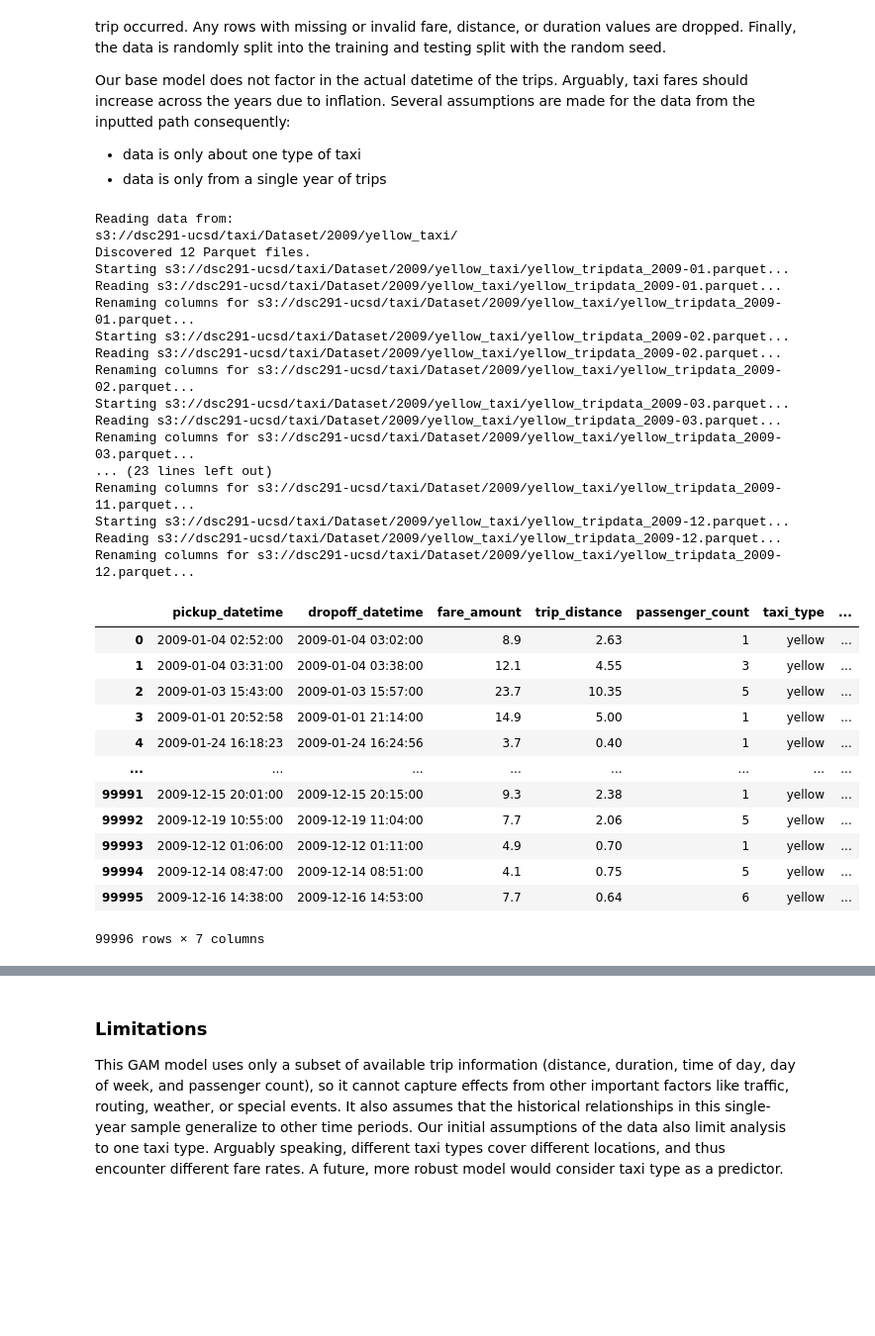
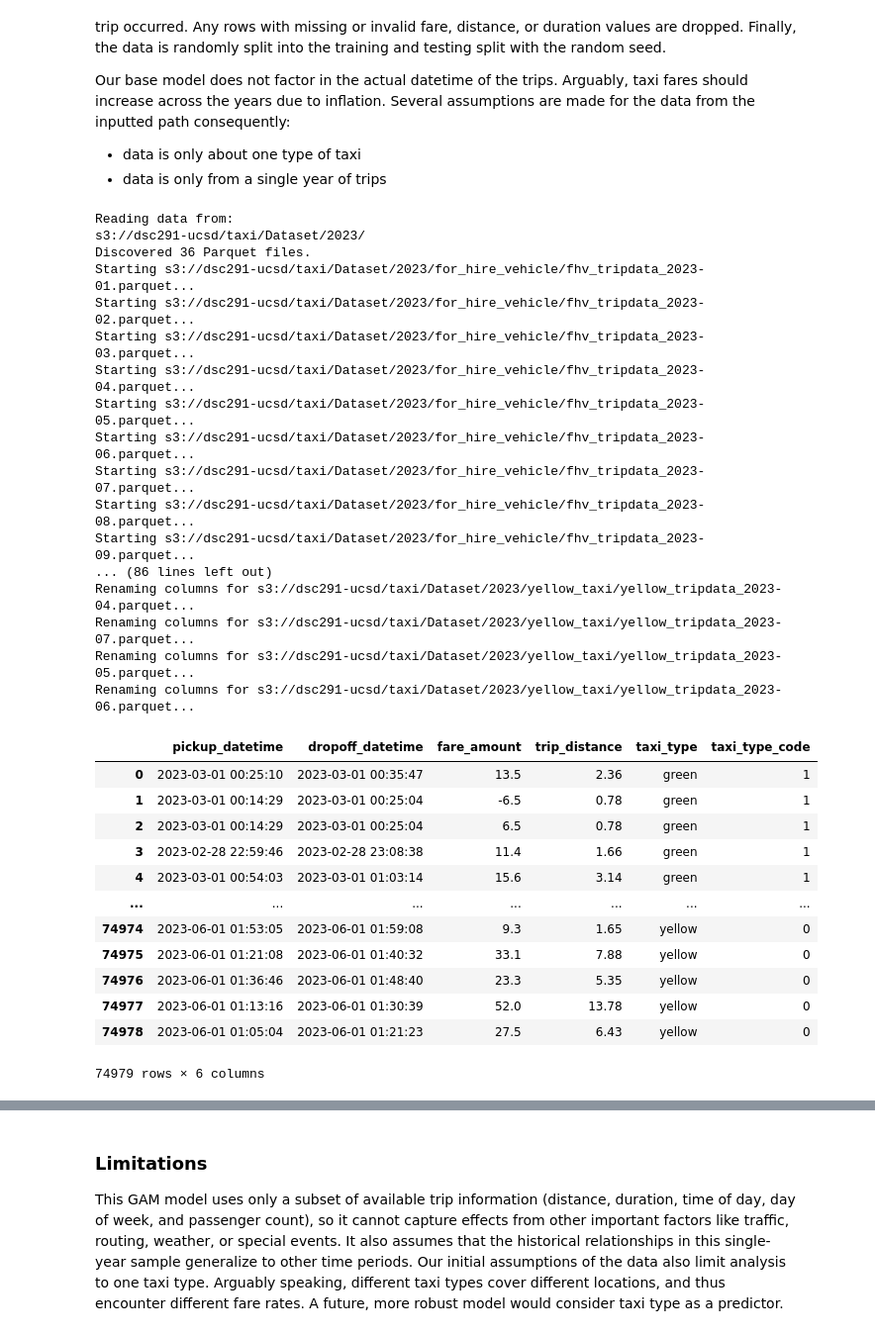
Before and after one commit to TangyKiwi/DSC-291-AWS, a Jupyter notebook: gam/MAIN.ipynb, the cells around one changed output, grey strips where cells are left out. Shown at 99% size. Drawn from its saved outputs; the diff is of its cells as text; code cells hidden in the pictures; blank space fills up the shorter version.

```diff
--- a/gam/MAIN.ipynb
+++ b/gam/MAIN.ipynb
@@ -20,7 +20,7 @@ Use this code cell to configure the global variables needed for analysis.
 `SEED`: Random seed for reproducibility
 `SPLIT`: Train / validation split fraction (e.g. `0.8` for 80% training)
 # %%
-PATH = "s3://dsc291-ucsd/taxi/Dataset/2009/yellow_taxi/"
+PATH = "s3://dsc291-ucsd/taxi/Dataset/2023/"
 WORKERS = 12
 MAX_ROWS = 100000
 SEED = 0
@@ -195,10 +195,10 @@ def find_passenger_count_col(columns: List[str]) -> str:
 
 def infer_taxi_type_from_path(file_path: str | Path) -> str:
     """
-    Infer taxi type (yellow, green, fhv, hvfhv) from file path.
+    Infer taxi type (yellow, green, fhv, fhvhv) from file path.
     """
     path = str(file_path).lower()
-    for taxi in ["yellow", "green", "hvfhv", "fhv"]:
+    for taxi in ["yellow", "green", "fhvhv", "fhv"]:
         if taxi in path:
             return taxi
     return "unknown"
@@ -241,8 +241,8 @@ def process_file(file: str, max_rows: int=None) -> pd.DataFrame:
 
     # Build list of columns to read
     columns_to_read = [pickup_dt_col, dropoff_dt_col, fare_col, dist_col]
-    if passenger_col is not None:
-        columns_to_read.append(passenger_col)
+    # if passenger_col is not None:
+    #     columns_to_read.append(passenger_col)
 
     # Ensure we have a file path for both S3 and local
     if is_s3_path(file):
@@ -276,8 +276,8 @@ def process_file(file: str, max_rows: int=None) -> pd.DataFrame:
         fare_col: "fare_amount",
         dist_col: "trip_distance"
     }
-    if passenger_col is not None:
-        rename_map[passenger_col] = "passenger_count"
+    # if passenger_col is not None:
+    #     rename_map[passenger_col] = "passenger_count"
 
     print(f"Renaming columns for {file}...")
     table = table.rename_columns([rename_map.get(name, name) for name in table.column_names])
@@ -285,63 +285,63 @@ def process_file(file: str, max_rows: int=None) -> pd.DataFrame:
     taxi_array = pa.array([taxi_type] * table.num_rows)
     table = table.append_column("taxi_type", taxi_array)
     if taxi_type == "yellow":
         taxi_code_array = pa.repeat(pa.scalar(0, pa.int8()), table.num_rows)
         table = table.append_column("taxi_type_code", taxi_code_array)
     elif taxi_type == "green":
         taxi_code_array = pa.repeat(pa.scalar(1, pa.int8()), table.num_rows)
         table = table.append_column("taxi_type_code", taxi_code_array)
-    elif taxi_type == "hvfhv":
+    elif taxi_type == "fhvhv":
         taxi_code_array = pa.repeat(pa.scalar(2, pa.int8()), table.num_rows)
         table = table.append_column("taxi_type_code", taxi_code_array)
 
     return table
 
 tables = []
 mini_rows = MAX_ROWS // len(files) if MAX_ROWS is not None else None
 
 with ThreadPoolExecutor(max_workers=WORKERS) as executor:
     futs = [executor.submit(process_file, file, max_rows=mini_rows) for file in files]
     for fut in as_completed(futs):
         table = fut.result()
         if table is not None:
             tables.append(table)
 
 data = pa.concat_tables(tables)
 data = data.to_pandas()
 
 pd.set_option('display.max_columns', None)
 data
 # %% [output]
 Reading data from:
-s3://dsc291-ucsd/taxi/Dataset/2009/yellow_taxi/
-Discovered 12 Parquet files.
-Starting s3://dsc291-ucsd/taxi/Dataset/2009/yellow_taxi/yellow_tripdata_2009-01.parquet...
-Reading s3://dsc291-ucsd/taxi/Dataset/2009/yellow_taxi/yellow_tripdata_2009-01.parquet...
-Renaming columns for s3://dsc291-ucsd/taxi/Dataset/2009/yellow_taxi/yellow_tripdata_2009-01.parquet...
-Starting s3://dsc291-ucsd/taxi/Dataset/2009/yellow_taxi/yellow_tripdata_2009-02.parquet...
-Reading s3://dsc291-ucsd/taxi/Dataset/2009/yellow_taxi/yellow_tripdata_2009-02.parquet...
-Renaming columns for s3://dsc291-ucsd/taxi/Dataset/2009/yellow_taxi/yellow_tripdata_2009-02.parquet...
-Starting s3://dsc291-ucsd/taxi/Dataset/2009/yellow_taxi/yellow_tripdata_2009-03.parquet...
-Reading s3://dsc291-ucsd/taxi/Dataset/2009/yellow_taxi/yellow_tripdata_2009-03.parquet...
-Renaming columns for s3://dsc291-ucsd/taxi/Dataset/2009/yellow_taxi/yellow_tripdata_2009-03.parquet...
-... (23 lines left out)
-Renaming columns for s3://dsc291-ucsd/taxi/Dataset/2009/yellow_taxi/yellow_tripdata_2009-11.parquet...
-Starting s3://dsc291-ucsd/taxi/Dataset/2009/yellow_taxi/yellow_tripdata_2009-12.parquet...
-Reading s3://dsc291-ucsd/taxi/Dataset/2009/yellow_taxi/yellow_tripdata_2009-12.parquet...
-Renaming columns for s3://dsc291-ucsd/taxi/Dataset/2009/yellow_taxi/yellow_tripdata_2009-12.parquet...
+s3://dsc291-ucsd/taxi/Dataset/2023/
+Discovered 36 Parquet files.
+Starting s3://dsc291-ucsd/taxi/Dataset/2023/for_hire_vehicle/fhv_tripdata_2023-01.parquet...
+Starting s3://dsc291-ucsd/taxi/Dataset/2023/for_hire_vehicle/fhv_tripdata_2023-02.parquet...
+Starting s3://dsc291-ucsd/taxi/Dataset/2023/for_hire_vehicle/fhv_tripdata_2023-03.parquet...
+Starting s3://dsc291-ucsd/taxi/Dataset/2023/for_hire_vehicle/fhv_tripdata_2023-04.parquet...
+Starting s3://dsc291-ucsd/taxi/Dataset/2023/for_hire_vehicle/fhv_tripdata_2023-05.parquet...
+Starting s3://dsc291-ucsd/taxi/Dataset/2023/for_hire_vehicle/fhv_tripdata_2023-06.parquet...
+Starting s3://dsc291-ucsd/taxi/Dataset/2023/for_hire_vehicle/fhv_tripdata_2023-07.parquet...
+Starting s3://dsc291-ucsd/taxi/Dataset/2023/for_hire_vehicle/fhv_tripdata_2023-08.parquet...
+Starting s3://dsc291-ucsd/taxi/Dataset/2023/for_hire_vehicle/fhv_tripdata_2023-09.parquet...
+... (86 lines left out)
+Renaming columns for s3://dsc291-ucsd/taxi/Dataset/2023/yellow_taxi/yellow_tripdata_2023-04.parquet...
+Renaming columns for s3://dsc291-ucsd/taxi/Dataset/2023/yellow_taxi/yellow_tripdata_2023-07.parquet...
+Renaming columns for s3://dsc291-ucsd/taxi/Dataset/2023/yellow_taxi/yellow_tripdata_2023-05.parquet...
+Renaming columns for s3://dsc291-ucsd/taxi/Dataset/2023/yellow_taxi/yellow_tripdata_2023-06.parquet...
-|  | pickup_datetime | dropoff_datetime | fare_amount | trip_distance | passenger_count | taxi_type | ... |
-| 0 | 2009-01-04 02:52:00 | 2009-01-04 03:02:00 | 8.9 | 2.63 | 1 | yellow | ... |
-| 1 | 2009-01-04 03:31:00 | 2009-01-04 03:38:00 | 12.1 | 4.55 | 3 | yellow | ... |
-| 2 | 2009-01-03 15:43:00 | 2009-01-03 15:57:00 | 23.7 | 10.35 | 5 | yellow | ... |
-| 3 | 2009-01-01 20:52:58 | 2009-01-01 21:14:00 | 14.9 | 5.00 | 1 | yellow | ... |
-| 4 | 2009-01-24 16:18:23 | 2009-01-24 16:24:56 | 3.7 | 0.40 | 1 | yellow | ... |
-| ... | ... | ... | ... | ... | ... | ... | ... |
-| 99991 | 2009-12-15 20:01:00 | 2009-12-15 20:15:00 | 9.3 | 2.38 | 1 | yellow | ... |
-| 99992 | 2009-12-19 10:55:00 | 2009-12-19 11:04:00 | 7.7 | 2.06 | 5 | yellow | ... |
-| 99993 | 2009-12-12 01:06:00 | 2009-12-12 01:11:00 | 4.9 | 0.70 | 1 | yellow | ... |
-| 99994 | 2009-12-14 08:47:00 | 2009-12-14 08:51:00 | 4.1 | 0.75 | 5 | yellow | ... |
-| 99995 | 2009-12-16 14:38:00 | 2009-12-16 14:53:00 | 7.7 | 0.64 | 6 | yellow | ... |
+|  | pickup_datetime | dropoff_datetime | fare_amount | trip_distance | taxi_type | taxi_type_code |
+| 0 | 2023-03-01 00:25:10 | 2023-03-01 00:35:47 | 13.5 | 2.36 | green | 1 |
+| 1 | 2023-03-01 00:14:29 | 2023-03-01 00:25:04 | -6.5 | 0.78 | green | 1 |
+| 2 | 2023-03-01 00:14:29 | 2023-03-01 00:25:04 | 6.5 | 0.78 | green | 1 |
+| 3 | 2023-02-28 22:59:46 | 2023-02-28 23:08:38 | 11.4 | 1.66 | green | 1 |
+| 4 | 2023-03-01 00:54:03 | 2023-03-01 01:03:14 | 15.6 | 3.14 | green | 1 |
+| ... | ... | ... | ... | ... | ... | ... |
+| 74974 | 2023-06-01 01:53:05 | 2023-06-01 01:59:08 | 9.3 | 1.65 | yellow | 0 |
+| 74975 | 2023-06-01 01:21:08 | 2023-06-01 01:40:32 | 33.1 | 7.88 | yellow | 0 |
+| 74976 | 2023-06-01 01:36:46 | 2023-06-01 01:48:40 | 23.3 | 5.35 | yellow | 0 |
+| 74977 | 2023-06-01 01:13:16 | 2023-06-01 01:30:39 | 52.0 | 13.78 | yellow | 0 |
+| 74978 | 2023-06-01 01:05:04 | 2023-06-01 01:21:23 | 27.5 | 6.43 | yellow | 0 |
-99996 rows × 7 columns
+74979 rows × 6 columns
 # %%
 # Feature Engineering
 # pickup_datetime, dropoff_datetime, fare_amount, trip_distance
```
Also changed, not shown: parts of 6 cells of this notebook, 1 other file.
